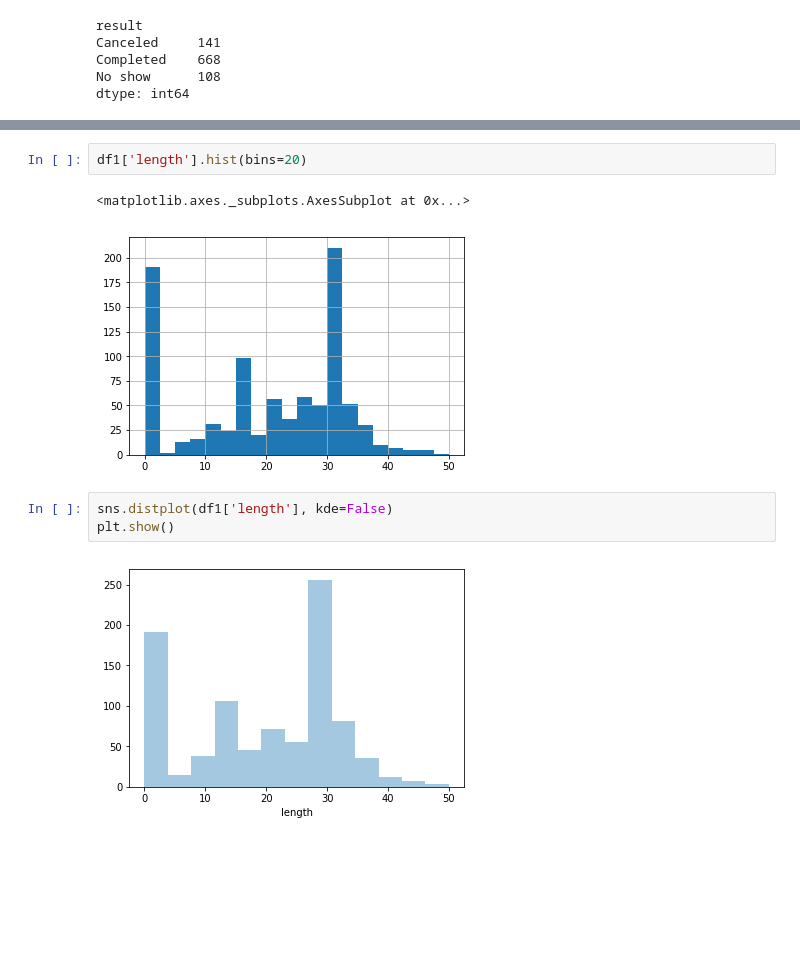
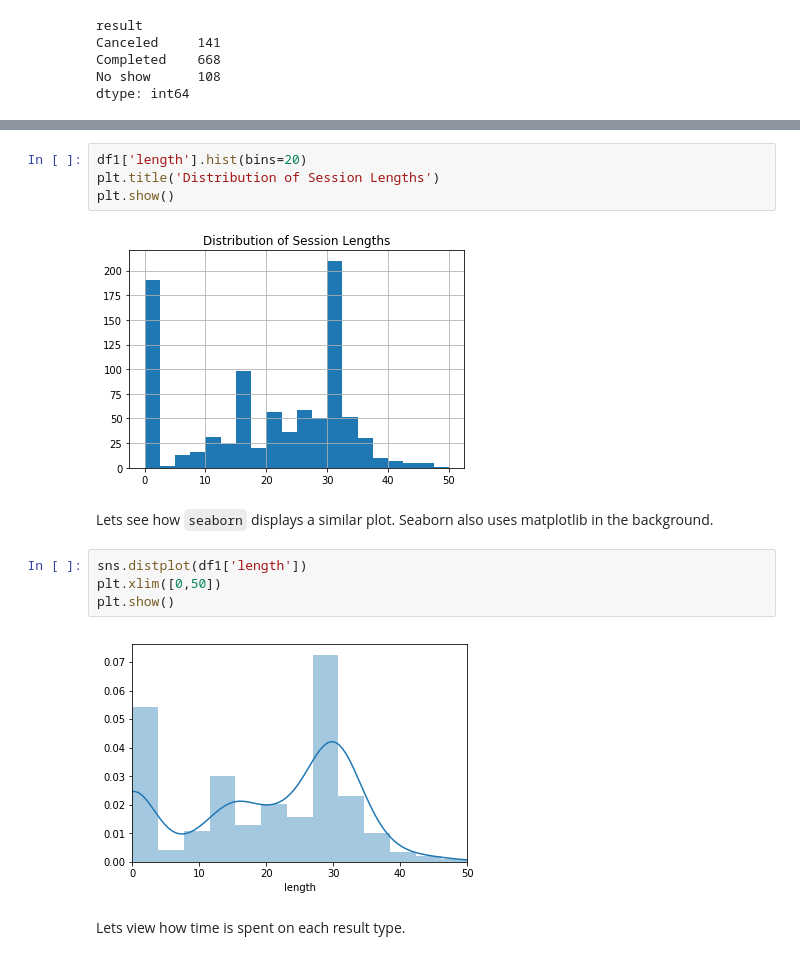
Before and after one commit to nathan-booth/pandas-tutorial, a Jupyter notebook: pandas-tutorial.ipynb, the cells around one changed output, grey strips where cells are left out. Cells and saved outputs as stored; diff of their text form; blank space fills up the shorter version.

Commit message:
Update indexing section and plotting

```diff
--- a/pandas-tutorial.ipynb
+++ b/pandas-tutorial.ipynb
@@ -339,12 +389,18 @@ dtype: int64
 # %%
 df1['length'].hist(bins=20)
+plt.title('Distribution of Session Lengths')
+plt.show()
 # %% [output]
-<matplotlib.axes._subplots.AxesSubplot at 0x...>
-[figure, old version]
+[figure, new version]
+# %% [markdown]
+Lets see how `seaborn` displays a similar plot. Seaborn also uses matplotlib in the background.
 # %%
-sns.distplot(df1['length'], kde=False)
+sns.distplot(df1['length'])
+plt.xlim([0,50])
 plt.show()
 # %% [output]
-[figure, old version]
+[figure, new version]
+# %% [markdown]
+Lets view how time is spent on each result type.
 # %%
 sns.barplot(x = 'result', y = 'length', data=df1)
```
Also changed, not shown: parts of 31 cells of this notebook.
